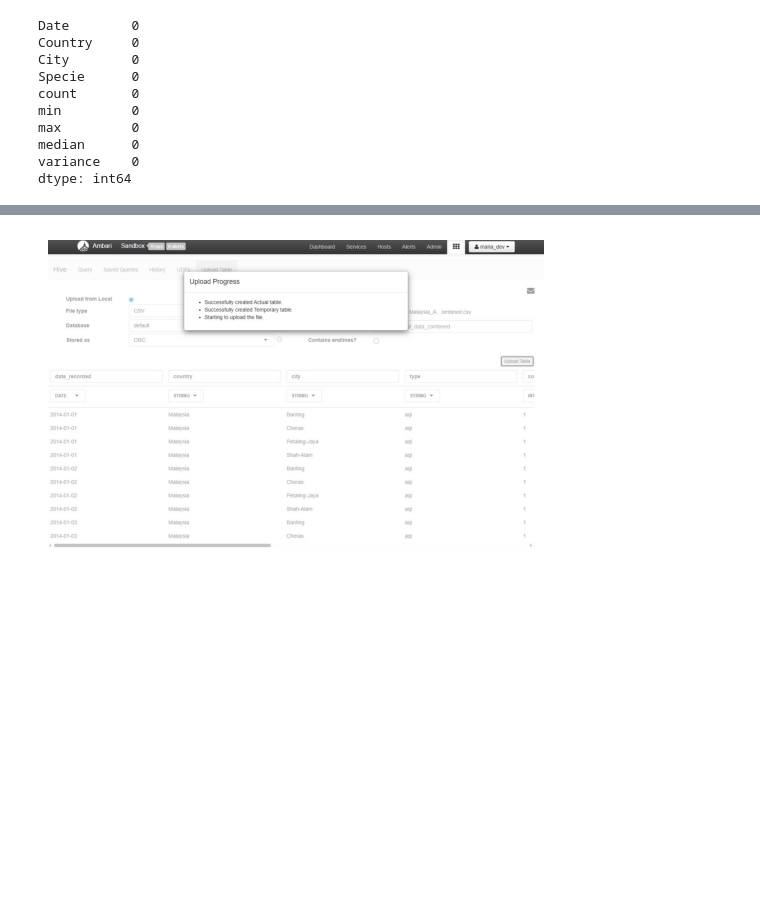
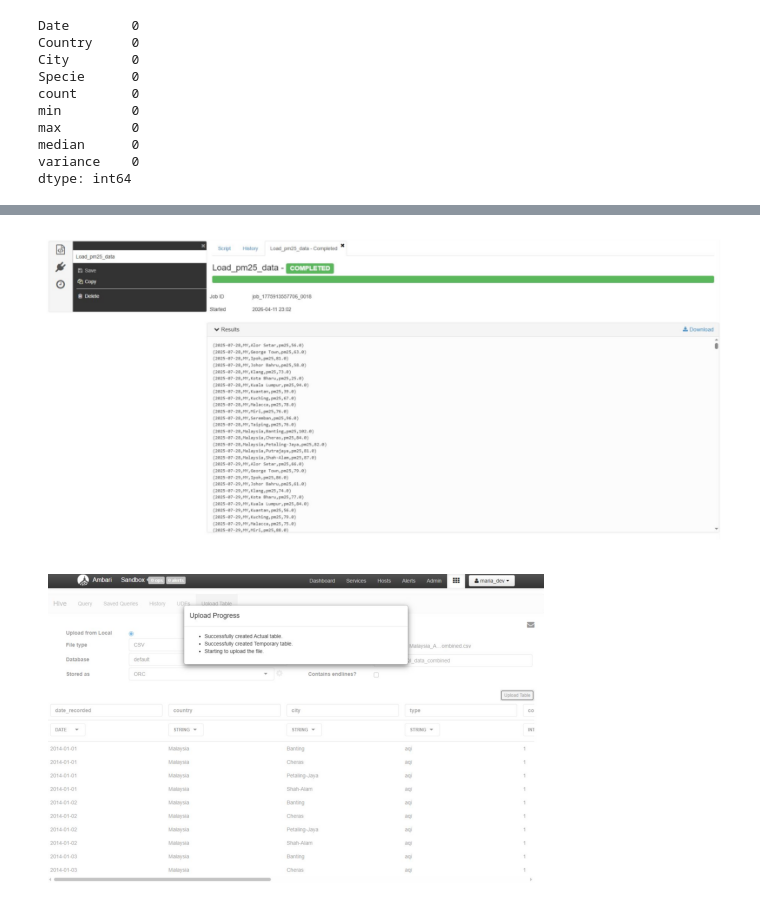
Before and after one commit to muzaffarizamuddin/P166246_Data_Management_Final_Report, a Jupyter notebook: historical_AQI_data_combine.ipynb, the cells around one changed output, grey strips where cells are left out. Cells and saved outputs as stored; diff of their text form; code cells hidden in the pictures; blank space fills up the shorter version.

```diff
--- a/historical_AQI_data_combine.ipynb
+++ b/historical_AQI_data_combine.ipynb
@@ -319,3 +347,8 @@ dtype: int64
+# %%
+
+show_github_img("images/pig_success.JPG")
+# %% [output]
+[figure, added]
 # %%
 import matplotlib.pyplot as plt
 import matplotlib.image as mpimg
```
Also changed, not shown: parts of 4 cells of this notebook.
